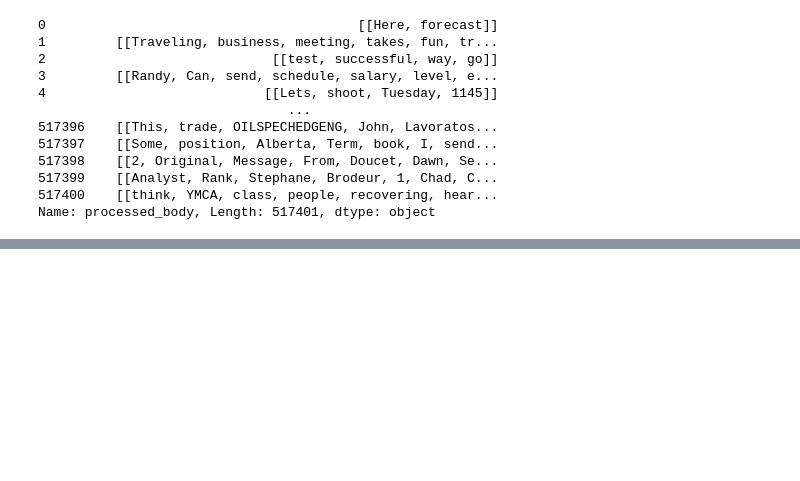
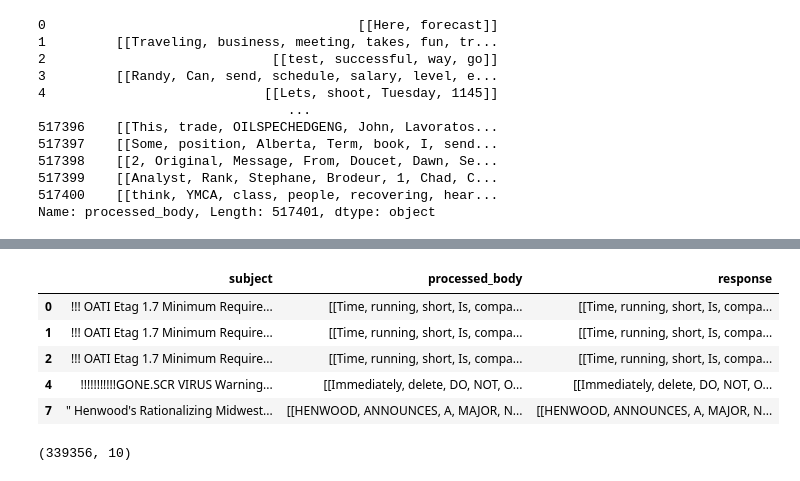
Before and after one commit to AbhishekWaghchaure/Intelligent-Email-Response-Generator-Using-Gen-AI, a Jupyter notebook: Notebooks/data_preprocessing.ipynb, the cells around one changed output, grey strips where cells are left out. Drawn from its saved outputs; the diff is of its cells as text; code cells hidden in the pictures; blank space fills up the shorter version.

```diff
--- a/Notebooks/data_preprocessing.ipynb
+++ b/Notebooks/data_preprocessing.ipynb
@@ -165,3 +159,13 @@ df['processed_body']
 517399    [[Analyst, Rank, Stephane, Brodeur, 1, Chad, C...
 517400    [[think, YMCA, class, people, recovering, hear...
 Name: processed_body, Length: 517401, dtype: object
+# %%
+## Extracting Dates from Email Headers
+def extract_date(headers):
+    match = re.search(r"Date: (.+)", headers)
+    if match:
+        return match.group(1).strip()
+    return None
+# %%
+df['date'] = df['headers'].apply(extract_date)
+df['date'].head()
@@ -167,0 +179,3 @@ Name: processed_body, Length: 517401, dtype: object
+# %%
+df['date'] = pd.to_datetime(df['date'], errors='coerce')
+df['date'].head()
@@ -167,0 +189,3 @@ Name: processed_body, Length: 517401, dtype: object
+# %%
+df = df.sort_values(by=['subject', 'date']).reset_index(drop=True)
+df['date'].head()
@@ -167,0 +199,20 @@ Name: processed_body, Length: 517401, dtype: object
+# %%
+# Create a "response" column using the next email in the same thread
+df['response'] = df.groupby('subject')['processed_body'].shift(-1)
+
+# Drop rows where no response exists (e.g., last email in the thread)
+df = df.dropna(subset=['response'])
+
+# Display sample rows to verify
+df[['subject', 'processed_body', 'response']].head()
+# %% [output]
+|  | subject | processed_body | response |
+| 0 | !!! OATI Etag 1.7 Minimum Require... | [[Time, running, short, Is, compa... | [[Time, running, short, Is, compa... |
+| 1 | !!! OATI Etag 1.7 Minimum Require... | [[Time, running, short, Is, compa... | [[Time, running, short, Is, compa... |
+| 2 | !!! OATI Etag 1.7 Minimum Require... | [[Time, running, short, Is, compa... | [[Time, running, short, Is, compa... |
+| 4 | !!!!!!!!!!!GONE.SCR VIRUS Warning... | [[Immediately, delete, DO, NOT, O... | [[Immediately, delete, DO, NOT, O... |
+| 7 | " Henwood's Rationalizing Midwest... | [[HENWOOD, ANNOUNCES, A, MAJOR, N... | [[HENWOOD, ANNOUNCES, A, MAJOR, N... |
+# %%
+df.shape
+# %% [output]
+(339356, 10)
```
Also changed, not shown: parts of 7 cells of this notebook, 1 other file.
